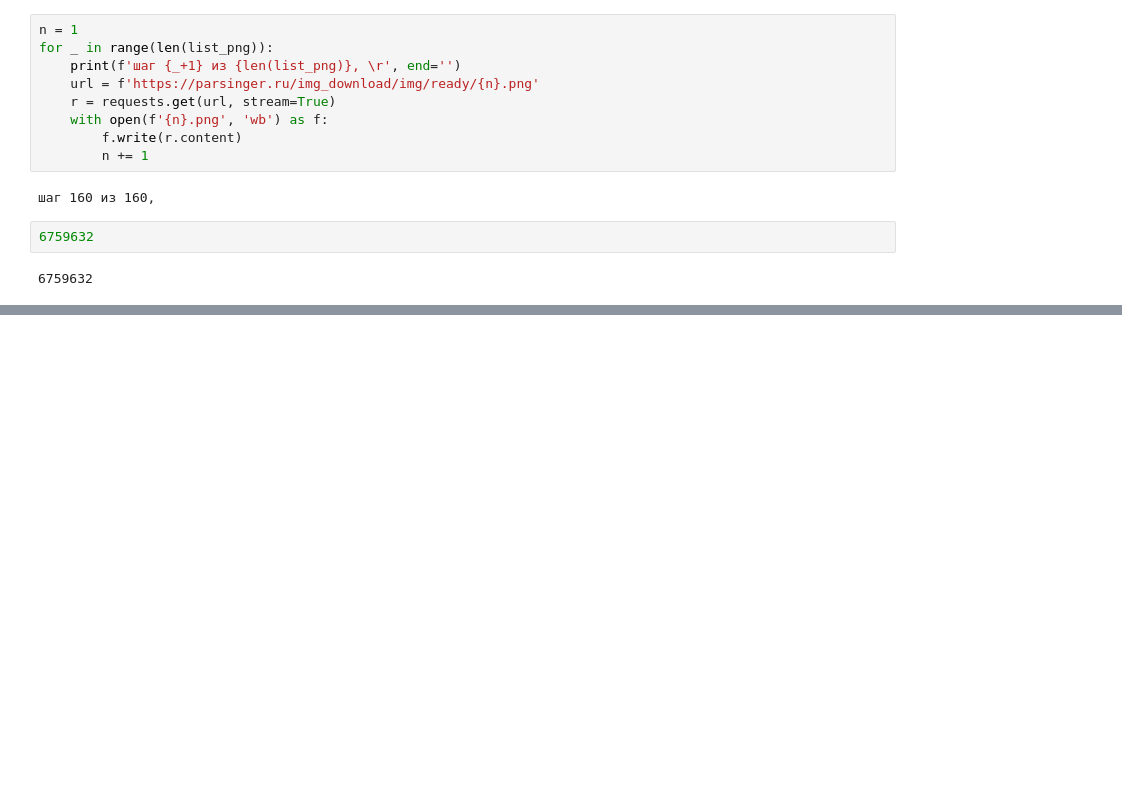
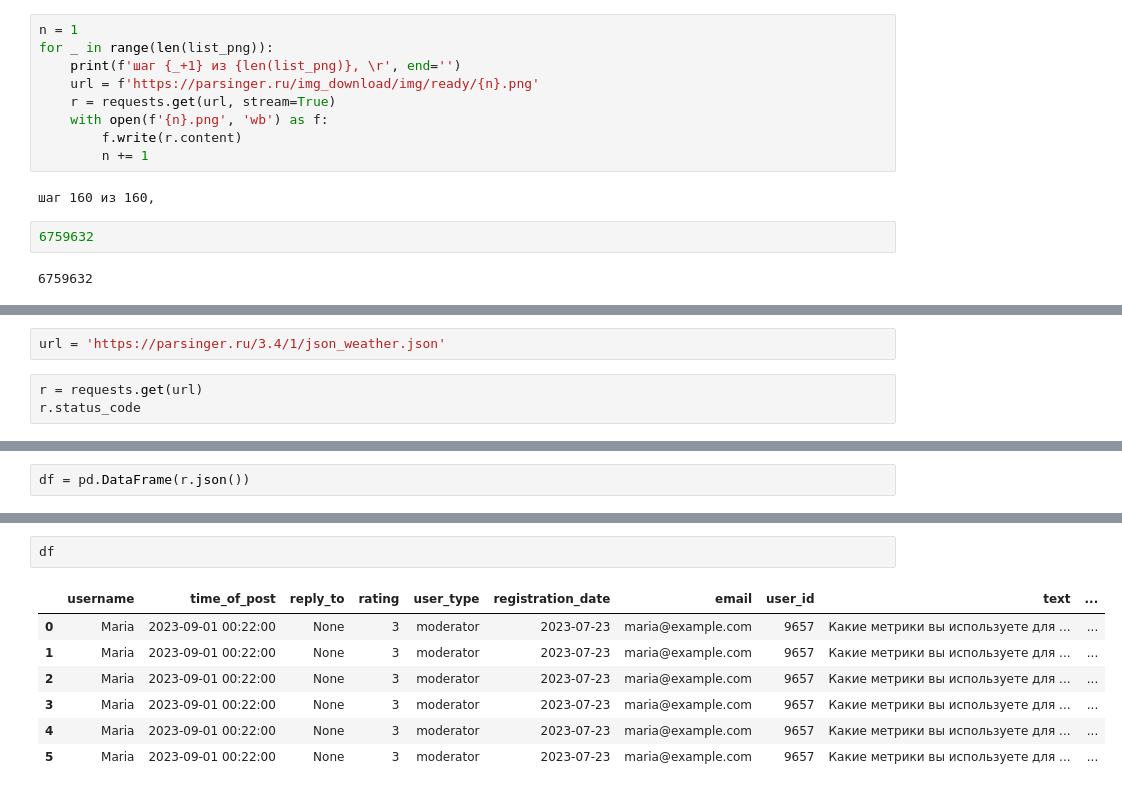
Before and after one commit to Zima81/Parsing_Python_Stepik, a Jupyter notebook: 3_Requests/3.4 HW.ipynb, the cells around one changed output, grey strips where cells are left out. Saved outputs shown, nothing was run; the diff lists cells and outputs as text; blank space fills up the shorter version.

```diff
--- a/3_Requests/3.4 HW.ipynb
+++ b/3_Requests/3.4 HW.ipynb
@@ -118,0 +144,5 @@ for _ in range(len(list_png)):
+# %%
+url = 'https://parsinger.ru/3.4/1/json_weather.json'
+# %%
+r = requests.get(url)
+r.status_code
@@ -118,0 +151,2 @@ for _ in range(len(list_png)):
+# %%
+df = pd.DataFrame(r.json())
@@ -118,0 +229,10 @@ for _ in range(len(list_png)):
+# %%
+df
+# %% [output]
+|  | username | time_of_post | reply_to | rating | user_type | registration_date | email | user_id | text | ... |
+| 0 | Maria | 2023-09-01 00:22:00 | None | 3 | moderator | 2023-07-23 | maria@example.com | 9657 | Какие метрики вы используете для ... | ... |
+| 1 | Maria | 2023-09-01 00:22:00 | None | 3 | moderator | 2023-07-23 | maria@example.com | 9657 | Какие метрики вы используете для ... | ... |
+| 2 | Maria | 2023-09-01 00:22:00 | None | 3 | moderator | 2023-07-23 | maria@example.com | 9657 | Какие метрики вы используете для ... | ... |
+| 3 | Maria | 2023-09-01 00:22:00 | None | 3 | moderator | 2023-07-23 | maria@example.com | 9657 | Какие метрики вы используете для ... | ... |
+| 4 | Maria | 2023-09-01 00:22:00 | None | 3 | moderator | 2023-07-23 | maria@example.com | 9657 | Какие метрики вы используете для ... | ... |
+| 5 | Maria | 2023-09-01 00:22:00 | None | 3 | moderator | 2023-07-23 | maria@example.com | 9657 | Какие метрики вы используете для ... | ... |
```
Also changed, not shown: parts of 10 cells of this notebook.
